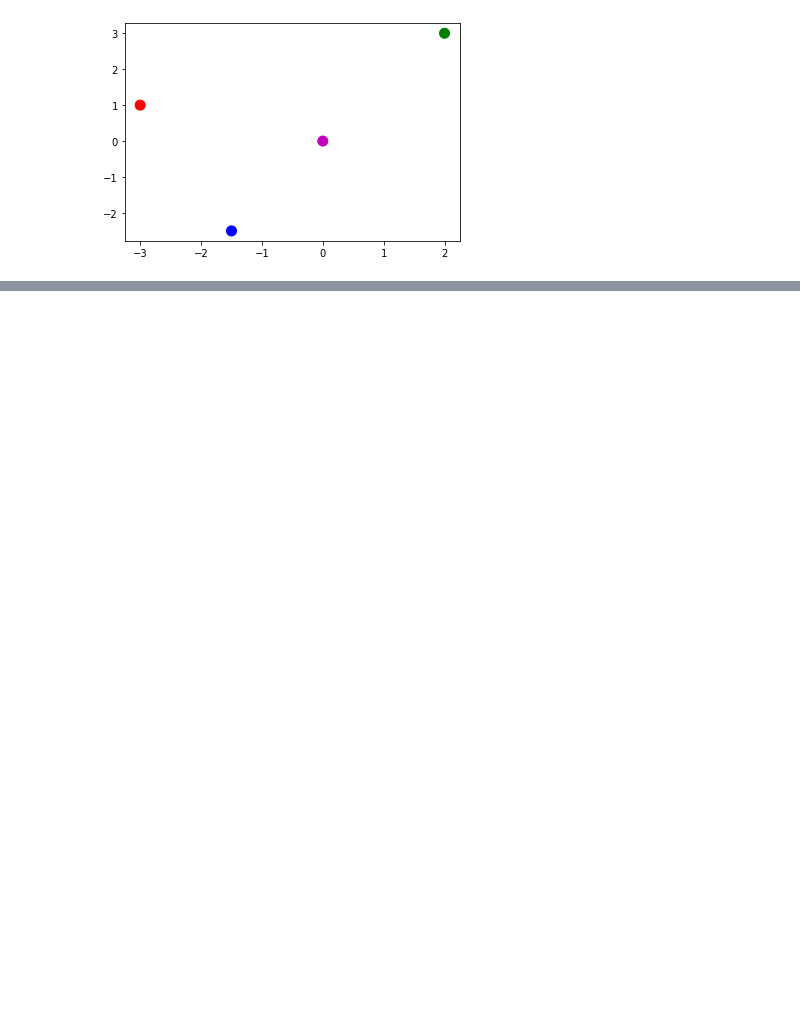
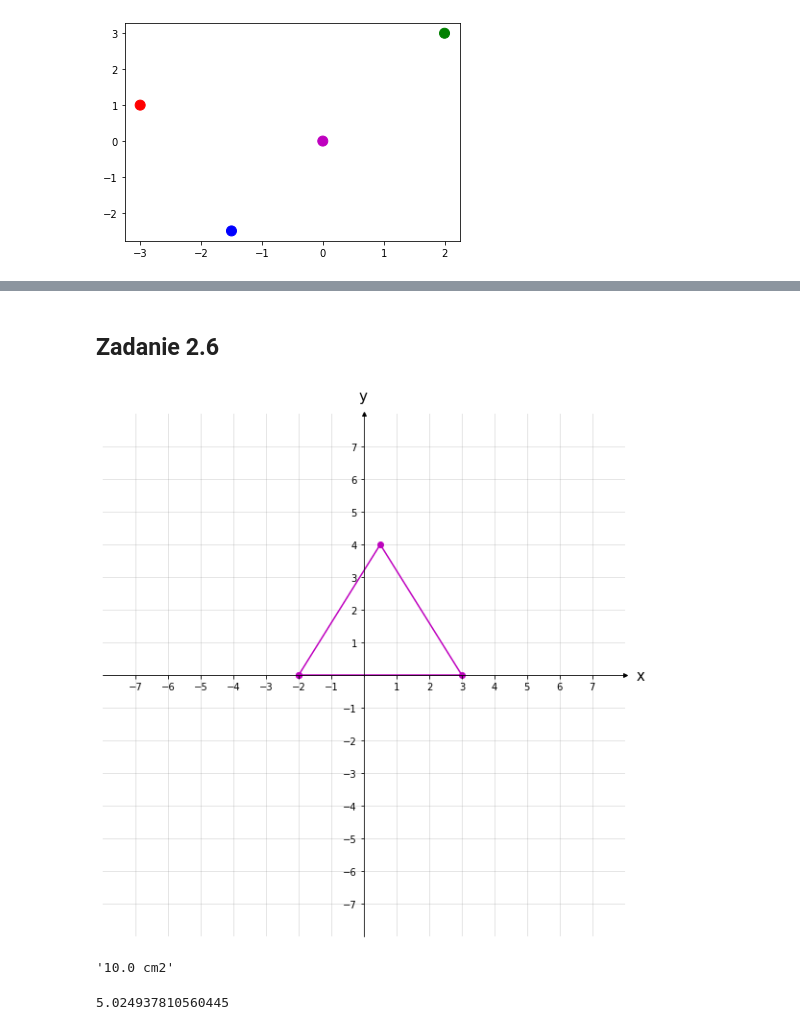
Before and after one commit to robb666/nn, a Jupyter notebook: np practice jupyter-lab.ipynb, the cells around one changed output, grey strips where cells are left out. Cells and saved outputs as stored; diff of their text form; code cells hidden in the pictures; blank space fills up the shorter version.

```diff
--- a/np practice jupyter-lab.ipynb
+++ b/np practice jupyter-lab.ipynb
@@ -1576,0 +1714,62 @@ show()
+# %% [markdown]
+## Zadanie 2.6
+# %%
+def układ_współrzędnych(xs, ys):
+
+    # Enter x and y coordinates of points and colors
+    color = ('m', 'g', 'r', 'b', 'y', 'brown')
+    colors = [color[i] for i in range(len(xs))]
+
+    # Select length of axes and the space between tick labels
+    xmin, xmax, ymin, ymax = -7, 7, -7, 7
+    ticks_frequency = 1
+
+    # Plot points
+    fig, ax = plt.subplots(figsize=(10, 10))
+    ax.scatter(xs[:],ys[:], c='m')
+    ax.set(xlim=xs[:2], ylim=ys[:2])  # plt.axline((x1, y1), (x2, y2))
+    ax.plot(xs[:],ys[:], c='m')
+
+    # Set identical scales for both axes
+    ax.set(xlim=(xmin-1, xmax+1), ylim=(ymin-1, ymax+1), aspect='equal')
+
+    # Set bottom and left spines as x and y axes of coordinate system
+    ax.spines['bottom'].set_position('zero')
+    ax.spines['left'].set_position('zero')
+
+    # Remove top and right spines
+    ax.spines['top'].set_visible(False)
+    ax.spines['right'].set_visible(False)
+
+    # Create 'x' and 'y' labels placed at the end of the axes
+    ax.set_xlabel('x', size=15, labelpad=-24, x=1.03)
+    ax.set_ylabel('y', size=15, labelpad=-21, y=1.02, rotation=0)
+
+    # Create custom major ticks to determine position of tick labels
+    x_ticks = np.arange(xmin, xmax+1, ticks_frequency)
+    y_ticks = np.arange(ymin, ymax+1, ticks_frequency)
+    ax.set_xticks(x_ticks[x_ticks != 0])
+    ax.set_yticks(y_ticks[y_ticks != 0])
+
+    # Create minor ticks placed at each integer to enable drawing of minor grid
+    # lines: note that this has no effect in this example with ticks_frequency=1
+    ax.set_xticks(np.arange(xmin, xmax+1), minor=True)
+    ax.set_yticks(np.arange(ymin, ymax+1), minor=True)
+
+    # Draw major and minor grid lines
+    ax.grid(which='both', color='grey', linewidth=1, linestyle='-', alpha=0.2)
+
+    # Draw arrows
+    arrow_fmt = dict(markersize=4, color='black', clip_on=False)
+    ax.plot((1), (0), marker='>', transform=ax.get_yaxis_transform(), **arrow_fmt)
+    ax.plot((0), (1), marker='^', transform=ax.get_xaxis_transform(), **arrow_fmt)
+
+    return plt.show()
+
+
+x = [-2, 3, .5, -2]
+y = [0, 0, 4, 0]
+
+układ_współrzędnych(x, y)
+# %% [output]
+[figure, added]
@@ -1576,0 +1779,16 @@ show()
+# %%
+# Pole trójkąta: P = 1/2 * a * h
+
+a = np.linalg.norm(np.array([-2, 0]) - np.array([3, 0]), 2)
+h = y[0] + y[-1]
+
+P = np.multiply(np.multiply(1/2, a), h)
+
+f'{P} cm2'
+# %% [output]
+'10.0 cm2'
+# %%
+c = np.linalg.norm(np.array(x) - np.array(y), 2)
+c
+# %% [output]
+5.024937810560445
```
Also changed, not shown: parts of 10 cells of this notebook.
